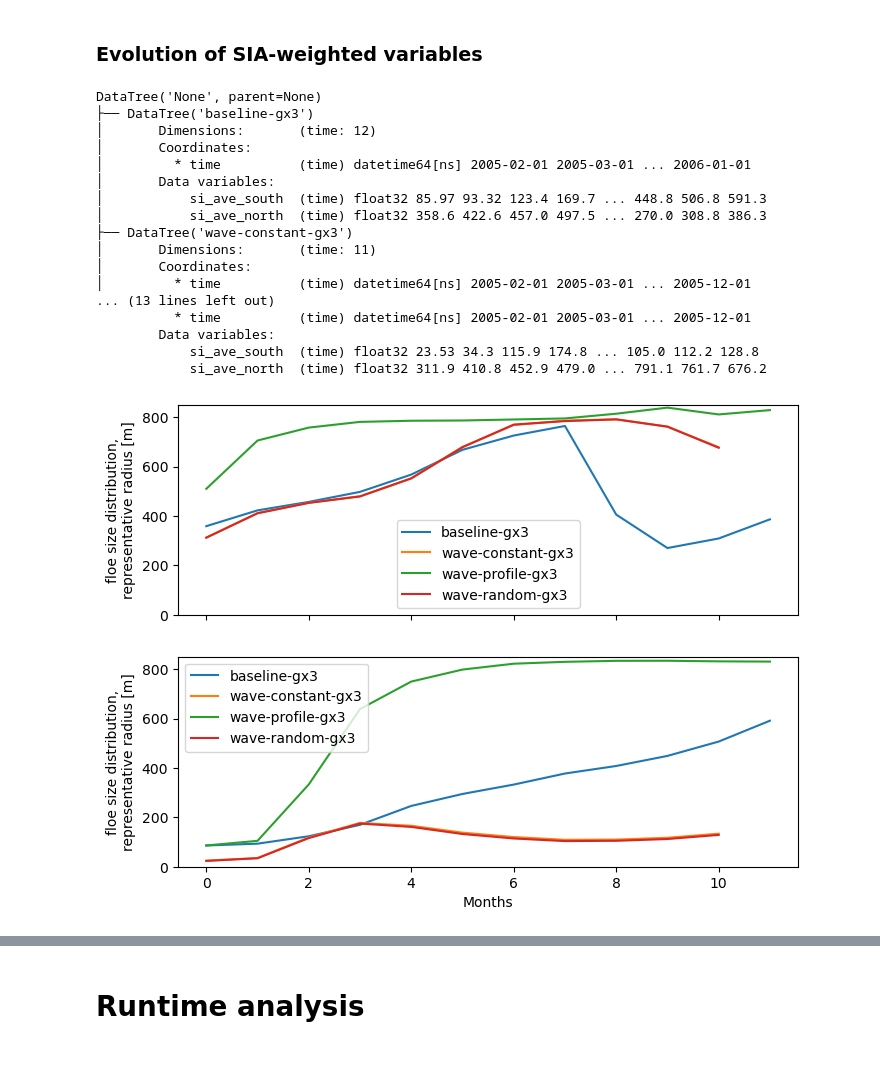
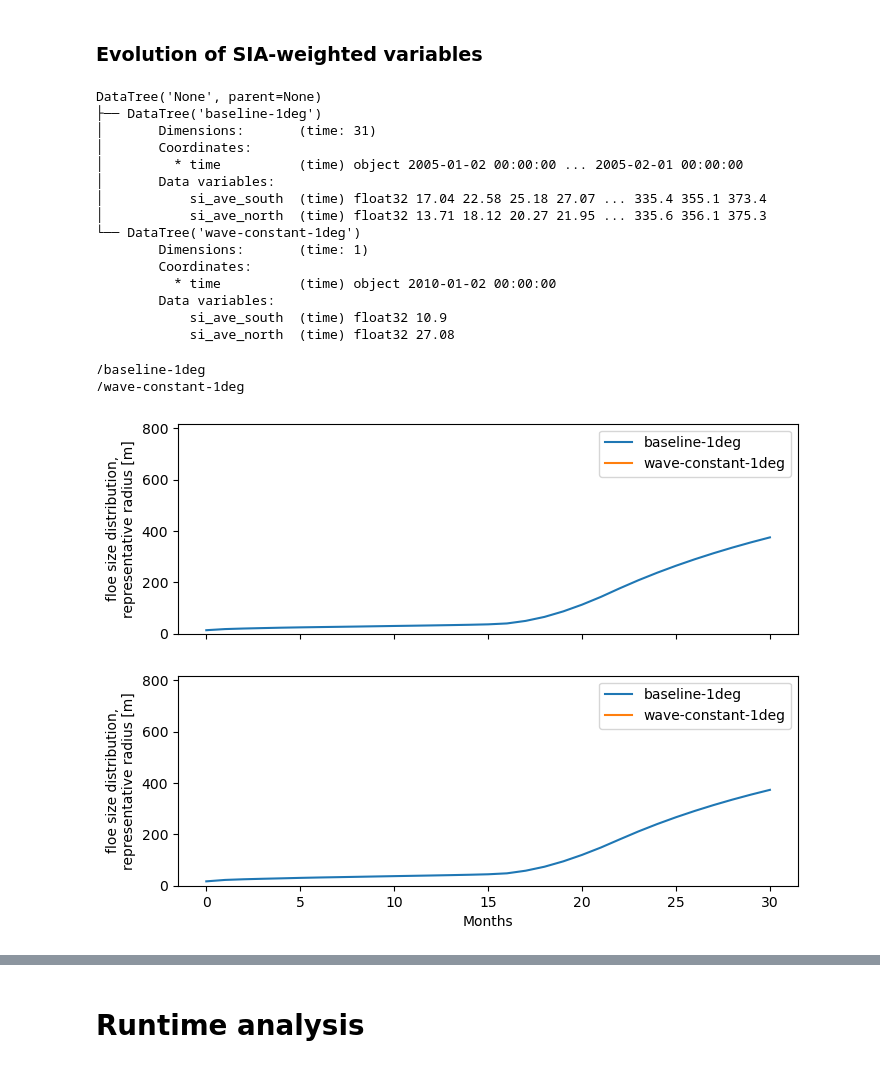
Before and after one commit to NoahDay/access-om3-analysis, a Jupyter notebook: CICE6_standalone.ipynb, the cells around one changed output, grey strips where cells are left out. Drawn from its saved outputs; the diff is of its cells as text; code cells hidden in the pictures.

```diff
--- a/CICE6_standalone.ipynb
+++ b/CICE6_standalone.ipynb
@@ -26,8 +28,12 @@ import matplotlib.colors as mcolors
 
 warnings.filterwarnings('ignore')
 # %%
-experiments = ["baseline-gx3", "wave-constant-gx3", "wave-profile-gx3", "wave-random-gx3"]  # Add your experiment names here
+# experiments = ["baseline-gx3", "wave-constant-gx3", "wave-profile-gx3", "wave-random-gx3"]
+experiments = ["baseline-1deg", "wave-constant-1deg"]
+n_expts = len(experiments)
 base_dir = "/Users/noahday/GitHub/cice-dev/cice-dirs/runs/"
+
+histfreq = "d" # "d" or "m"
 
 VARS = ["aice", "hi", "wave_sig_ht", "fsdrad"]
 keep_vars = ["TLAT", "TLON", "time", "tarea"] + VARS
@@ -37,7 +43,10 @@ datasets = {}
 
 for expt in experiments:
     path = os.path.join(base_dir, expt, "history/")
-    file_pattern = os.path.join(path, "iceh.????-??.nc")  # Adjust this if needed
+    if histfreq == "d":
+        file_pattern = os.path.join(path, "iceh.????-??-??.nc")
+    elif histfreq == "m":
+        file_pattern = os.path.join(path, "iceh.????-??.nc")  # Adjust this if needed
     files = sorted(glob.glob(file_pattern))
 
     if not files:
@@ -49,7 +58,7 @@ for expt in experiments:
 
     ds = xr.open_mfdataset(
         files,
-        chunks="auto",
+        # chunks="auto",
         combine="by_coords",
         decode_timedelta=False,
         drop_variables=drop_vars
@@ -148,6 +126,6 @@ calendar.month_abbr[2]
 # %%
 import calendar
-month = 4 # 2 = Feb
+month = 1 # 2 = Feb
 month_abbr = calendar.month_abbr[month]
 
 for iGroup in dt.groups[1:]:
@@ -418,56 +394,66 @@ model_average_dt = calculate_sea_ice_average_model(dt, var)
 model_average_dt
 # %% [output]
 DataTree('None', parent=None)
-├── DataTree('baseline-gx3')
-│       Dimensions:       (time: 12)
+├── DataTree('baseline-1deg')
+│       Dimensions:       (time: 31)
 │       Coordinates:
-│         * time          (time) datetime64[ns] 2005-02-01 2005-03-01 ... 2006-01-01
+│         * time          (time) object 2005-01-02 00:00:00 ... 2005-02-01 00:00:00
 │       Data variables:
-│           si_ave_south  (time) float32 85.97 93.32 123.4 169.7 ... 448.8 506.8 591.3
-│           si_ave_north  (time) float32 358.6 422.6 457.0 497.5 ... 270.0 308.8 386.3
-├── DataTree('wave-constant-gx3')
-│       Dimensions:       (time: 11)
-│       Coordinates:
-│         * time          (time) datetime64[ns] 2005-02-01 2005-03-01 ... 2005-12-01
-... (13 lines left out)
-          * time          (time) datetime64[ns] 2005-02-01 2005-03-01 ... 2005-12-01
+│           si_ave_south  (time) float32 17.04 22.58 25.18 27.07 ... 335.4 355.1 373.4
+│           si_ave_north  (time) float32 13.71 18.12 20.27 21.95 ... 335.6 356.1 375.3
+└── DataTree('wave-constant-1deg')
+        Dimensions:       (time: 1)
+        Coordinates:
+          * time          (time) object 2010-01-02 00:00:00
         Data variables:
-            si_ave_south  (time) float32 23.53 34.3 115.9 174.8 ... 105.0 112.2 128.8
-            si_ave_north  (time) float32 311.9 410.8 452.9 479.0 ... 791.1 761.7 676.2
+            si_ave_south  (time) float32 10.9
+            si_ave_north  (time) float32 27.08
 # %%
 %matplotlib inline
-
+import matplotlib.pyplot as plt
 import textwrap
 import seaborn as sns
 cmap = sns.color_palette(n_colors=6)
 
+# Initialize lists to store previous lines for comparison
+previous_lines_north = []
+previous_lines_south = []
 
 fig, axes = plt.subplots(nrows=2, figsize=(8, 6), sharex=True)
 
 for i, iGroup in enumerate(model_average_dt.groups[1:]):
+    print(iGroup)
+    # Get data
+    si_ave_north = model_average_dt[iGroup]['si_ave_north']
+    si_ave_south = model_average_dt[iGroup]['si_ave_south']
+
+    # Check overlap with previous lines
+    linestyle_north = "--" if any(np.allclose(si_ave_north, prev, atol=0.01) for prev in previous_lines_north) else "-"
+    linestyle_south = "--" if any(np.allclose(si_ave_south, prev, atol=0.01) for prev in previous_lines_south) else "-"
 
     # Top panel: Northern Hemisphere
-    axes[0].plot(model_average_dt[iGroup]['si_ave_north'], label=iGroup[1:], color=cmap[i])
-
-
+    axes[0].plot(si_ave_north, label=iGroup[1:], color=cmap[i], linestyle=linestyle_north)
+    previous_lines_north.append(si_ave_north)  # Store for future comparison
 
     # Bottom panel: Southern Hemisphere
-    axes[1].plot(model_average_dt[iGroup]['si_ave_south'], label=iGroup[1:], color=cmap[i])
+    axes[1].plot(si_ave_south, label=iGroup[1:], color=cmap[i], linestyle=linestyle_south)
+    previous_lines_south.append(si_ave_south)  # Store for future comparison
 
     axes[1].set_xlabel("Months")
 
     long_name = dt[iGroup][var].long_name
     units = dt[iGroup][var].units
     wrapped_name = "\n".join(textwrap.wrap(long_name, width=30))
     axes[0].set_ylabel(f"{wrapped_name} [{units}]")
     axes[1].set_ylabel(f"{wrapped_name} [{units}]")
 
-
 for ax in axes:
-    ax.set_ylim([0,dt[iGroup][var].max().values])
+    ax.set_ylim([0, dt[iGroup][var].max().values])
     ax.legend()
 
 plt.savefig(f"figures/ts_sea_ice_average_{expt}_{var}.png", dpi=300, bbox_inches="tight")
 plt.show()
 # %% [output]
+/baseline-1deg
+/wave-constant-1deg
-[figure, old version]
+[figure, new version]
```
Also changed, not shown: parts of 13 cells of this notebook, 3 other files.
